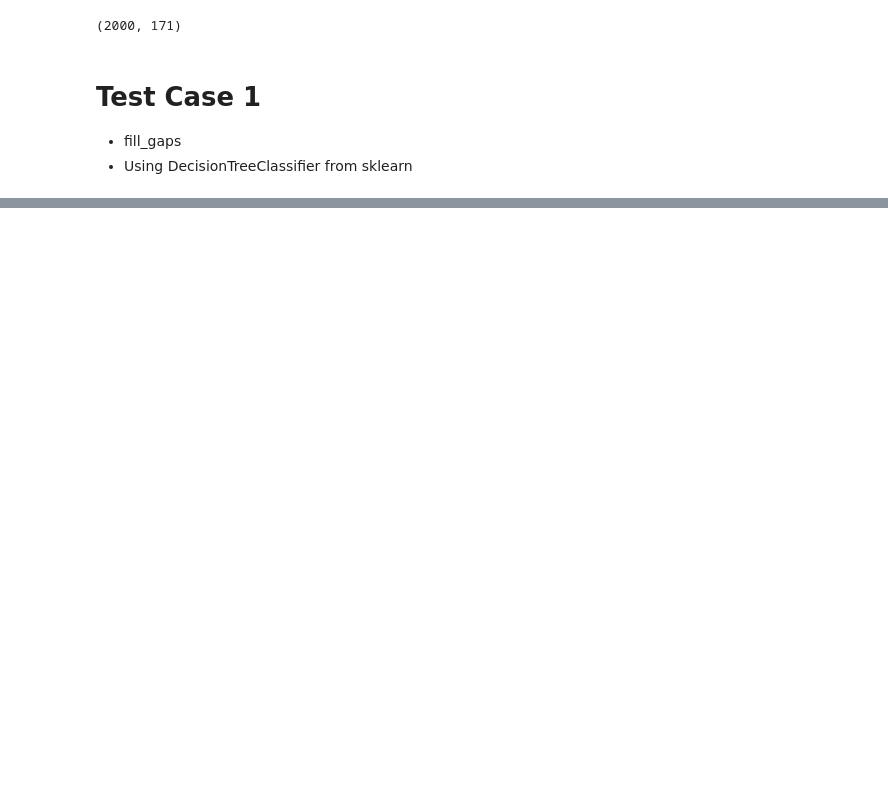
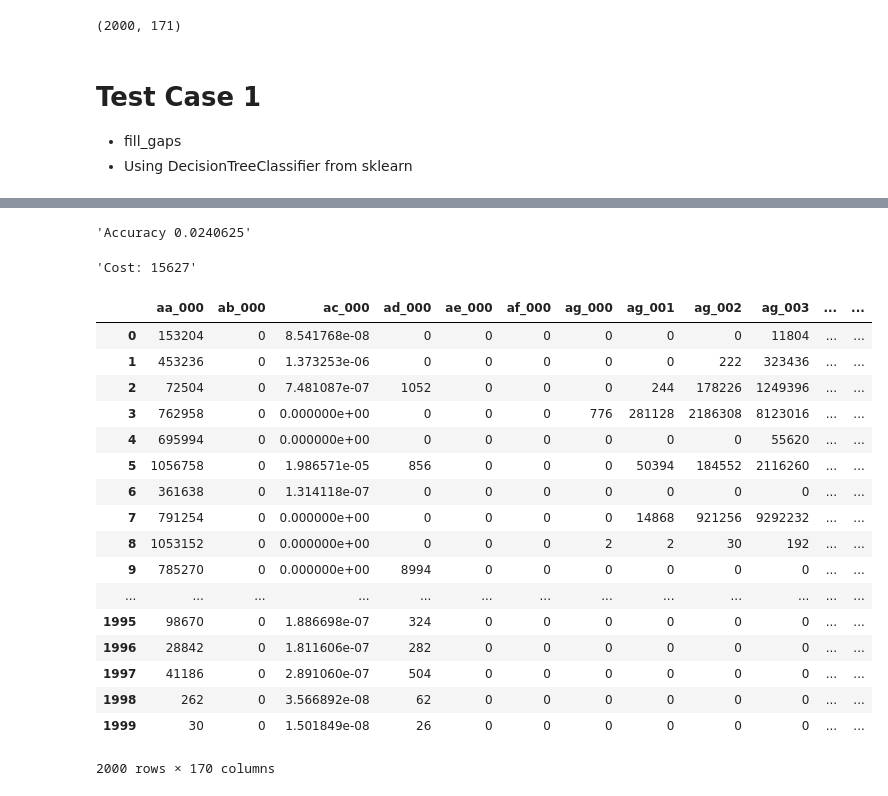
Before and after one commit to yukioichida/scania-aps-failure-analysis, a Jupyter notebook: assessment.ipynb, the cells around one changed output, grey strips where cells are left out. Cells and saved outputs as stored; diff of their text form; code cells hidden in the pictures; blank space fills up the shorter version.

Commit message:
test case 2

```diff
--- a/assessment.ipynb
+++ b/assessment.ipynb
@@ -30,6 +30,7 @@ def normalize(df, columns, range=(0,1)):
     for col in columns:
         scaled_values = scaler.fit_transform(df[[col]].values.astype(float))
         df[col] = scaled_values
+    return df
 
 def pca(df, components = 70):
     pca = PCA(n_components = components)
@@ -41,6 +42,22 @@ def pca(df, components = 70):
 
 def cost(fp, fn):
     return (fp * 2) + fn
+
+def train_classifier(pre_train_df, pre_test_df):
+    x_train = pre_train_df.iloc[:, 1:].values
+    y_train = pre_train_df['class'].values
+
+    x_test = pre_test_df.iloc[:, 1:].values
+    y_test = pre_test_df['class'].values
+
+    t1_classifier = DecisionTreeClassifier()
+    t1_classifier.fit(x_train, y_train)
+
+    y_pred = t1_classifier.predict(x_test)
+    accuracy = accuracy_score(y_test, y_pred)
+    display("Accuracy %s" % (accuracy))
+    tn, fp, fn, tp = confusion_matrix(y_pred, y_test).ravel()
+    display("Cost: %s" % (cost(fp, fn)))
 # %% [markdown]
 # Load the train and test datasets
 # %%
@@ -60,7 +77,7 @@ new_samples = min(qtd_neg, qtd_pos)
 display("Using %s samples per class" % (new_samples))
 
 
-train_df = pd.concat([positive_class[:new_samples], negative_class[:new_samples]])
+train_df = pd.concat([positive_class[:new_samples], negative_class[:new_samples]], ignore_index = True)
 display(train_df['class'].value_counts())
 train_df.shape
 # %% [output]
@@ -99,0 +111,16 @@ display("Cost: %s" % (cost(fp, fn)))
+# %%
+pre_train_df = fill_gaps(train_df)
+# Ignoring first column that is the label
+for c in pre_train_df.columns[1:].values:
+    pre_train_df[c] = pd.to_numeric(pre_train_df[c])
+
+std_df = pre_train_df.std(axis = 0, skipna=True)
+top10_std = std_df.sort_values(ascending=[False])[:10]
+display(top10_std)
+top10_std_columns = top10_std.index
+pre_train_df = normalize(pre_train_df, columns = top10_std_columns)
+
+pre_test_df = fill_gaps(test_df)
+pre_test_df = normalize(pre_test_df, columns = top10_std_columns)
+
+train_classifier(pre_train_df, pre_test_df)
@@ -99,0 +146,32 @@ display("Cost: %s" % (cost(fp, fn)))
+# %%
+pca_train_df = pca(pre_train_df.loc[:, pre_train_df.columns != 'class'])
+pca_test_df = pca(pre_test_df.loc[:, pre_train_df.columns != 'class'])
+
+pca_train_df = pd.concat([pre_train_df['class'], pca_train_df], axis=1)
+pca_test_df = pd.concat([pre_test_df['class'], pca_test_df], axis = 1)
+
+train_classifier(pca_train_df, pca_test_df)
+# %% [output]
+'Accuracy 0.0240625'
+'Cost: 15627'
+# %%
+pre_train_df.loc[:, pre_train_df.columns != 'class']
+# %% [output]
+|  | aa_000 | ab_000 | ac_000 | ad_000 | ae_000 | af_000 | ag_000 | ag_001 | ag_002 | ag_003 | ... | ... |
+| 0 | 153204 | 0 | 8.541768e-08 | 0 | 0 | 0 | 0 | 0 | 0 | 11804 | ... | ... |
+| 1 | 453236 | 0 | 1.373253e-06 | 0 | 0 | 0 | 0 | 0 | 222 | 323436 | ... | ... |
+| 2 | 72504 | 0 | 7.481087e-07 | 1052 | 0 | 0 | 0 | 244 | 178226 | 1249396 | ... | ... |
+| 3 | 762958 | 0 | 0.000000e+00 | 0 | 0 | 0 | 776 | 281128 | 2186308 | 8123016 | ... | ... |
+| 4 | 695994 | 0 | 0.000000e+00 | 0 | 0 | 0 | 0 | 0 | 0 | 55620 | ... | ... |
+| 5 | 1056758 | 0 | 1.986571e-05 | 856 | 0 | 0 | 0 | 50394 | 184552 | 2116260 | ... | ... |
+| 6 | 361638 | 0 | 1.314118e-07 | 0 | 0 | 0 | 0 | 0 | 0 | 0 | ... | ... |
+| 7 | 791254 | 0 | 0.000000e+00 | 0 | 0 | 0 | 0 | 14868 | 921256 | 9292232 | ... | ... |
+| 8 | 1053152 | 0 | 0.000000e+00 | 0 | 0 | 0 | 2 | 2 | 30 | 192 | ... | ... |
+| 9 | 785270 | 0 | 0.000000e+00 | 8994 | 0 | 0 | 0 | 0 | 0 | 0 | ... | ... |
+| ... | ... | ... | ... | ... | ... | ... | ... | ... | ... | ... | ... | ... |
+| 1995 | 98670 | 0 | 1.886698e-07 | 324 | 0 | 0 | 0 | 0 | 0 | 0 | ... | ... |
+| 1996 | 28842 | 0 | 1.811606e-07 | 282 | 0 | 0 | 0 | 0 | 0 | 0 | ... | ... |
+| 1997 | 41186 | 0 | 2.891060e-07 | 504 | 0 | 0 | 0 | 0 | 0 | 0 | ... | ... |
+| 1998 | 262 | 0 | 3.566892e-08 | 62 | 0 | 0 | 0 | 0 | 0 | 0 | ... | ... |
+| 1999 | 30 | 0 | 1.501849e-08 | 26 | 0 | 0 | 0 | 0 | 0 | 0 | ... | ... |
+2000 rows × 170 columns
```
Also changed, not shown: parts of 7 cells of this notebook.
